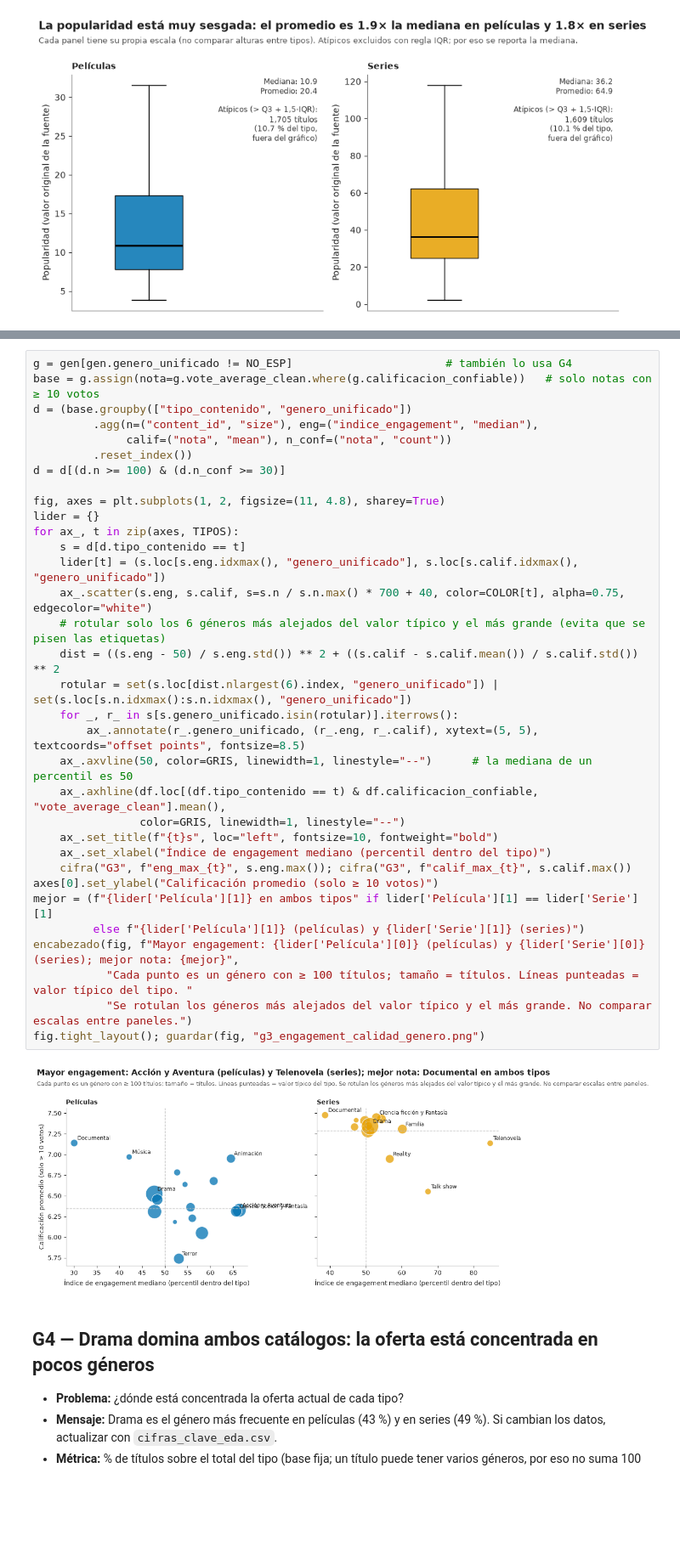
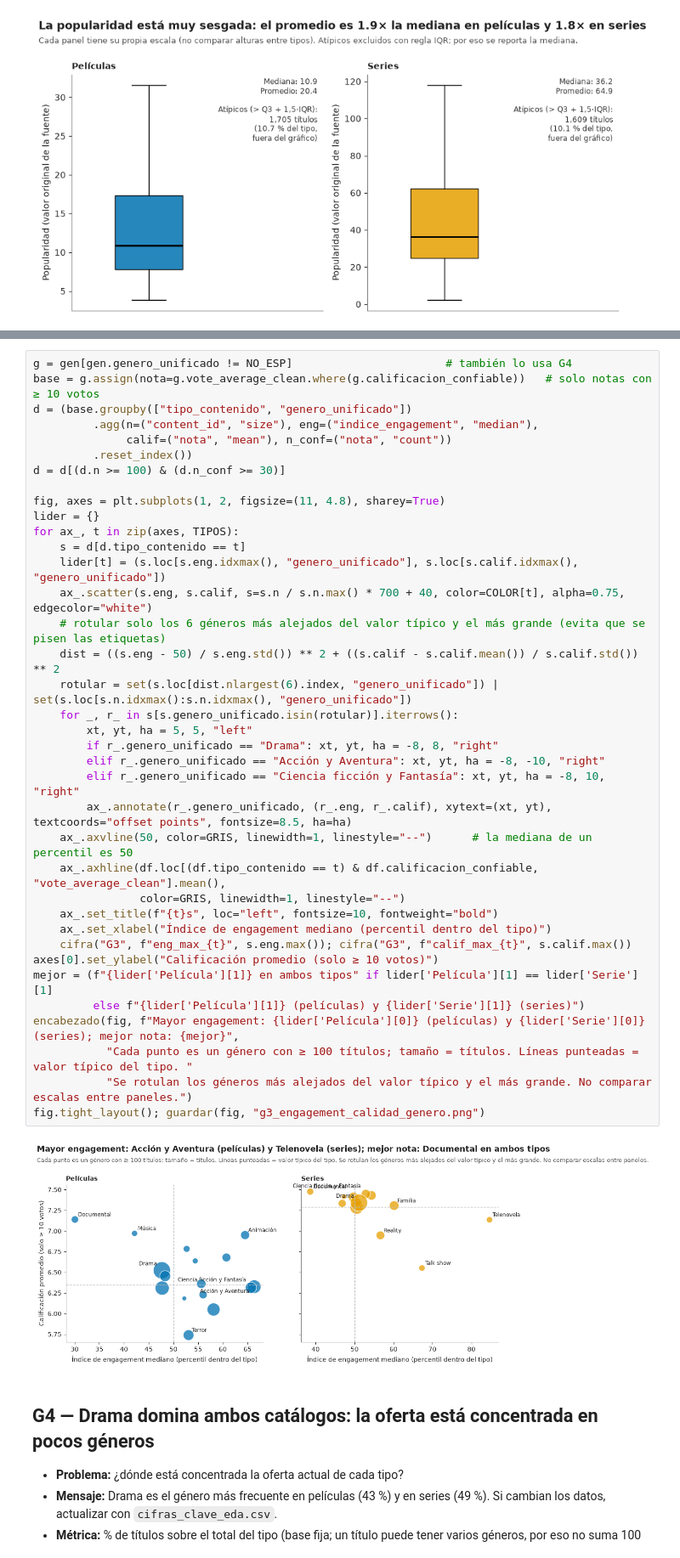
Before and after one commit to carlos31255/EV2_Visualizacion_Datos, a Jupyter notebook: notebooks/02_eda_visualizaciones.ipynb, the cells around one changed output, grey strips where cells are left out. Shown at 85% size. Saved outputs shown, nothing was run; the diff lists cells and outputs as text; blank space fills up the shorter version.

```diff
--- a/notebooks/02_eda_visualizaciones.ipynb
+++ b/notebooks/02_eda_visualizaciones.ipynb
@@ -117,35 +117,39 @@ base = g.assign(nota=g.vote_average_clean.where(g.calificacion_confiable))   # s
 d = (base.groupby(["tipo_contenido", "genero_unificado"])
          .agg(n=("content_id", "size"), eng=("indice_engagement", "median"),
               calif=("nota", "mean"), n_conf=("nota", "count"))
          .reset_index())
 d = d[(d.n >= 100) & (d.n_conf >= 30)]
 
 fig, axes = plt.subplots(1, 2, figsize=(11, 4.8), sharey=True)
 lider = {}
 for ax_, t in zip(axes, TIPOS):
     s = d[d.tipo_contenido == t]
     lider[t] = (s.loc[s.eng.idxmax(), "genero_unificado"], s.loc[s.calif.idxmax(), "genero_unificado"])
     ax_.scatter(s.eng, s.calif, s=s.n / s.n.max() * 700 + 40, color=COLOR[t], alpha=0.75, edgecolor="white")
     # rotular solo los 6 géneros más alejados del valor típico y el más grande (evita que se pisen las etiquetas)
     dist = ((s.eng - 50) / s.eng.std()) ** 2 + ((s.calif - s.calif.mean()) / s.calif.std()) ** 2
     rotular = set(s.loc[dist.nlargest(6).index, "genero_unificado"]) | set(s.loc[s.n.idxmax():s.n.idxmax(), "genero_unificado"])
     for _, r_ in s[s.genero_unificado.isin(rotular)].iterrows():
-        ax_.annotate(r_.genero_unificado, (r_.eng, r_.calif), xytext=(5, 5), textcoords="offset points", fontsize=8.5)
+        xt, yt, ha = 5, 5, "left"
+        if r_.genero_unificado == "Drama": xt, yt, ha = -8, 8, "right"
+        elif r_.genero_unificado == "Acción y Aventura": xt, yt, ha = -8, -10, "right"
+        elif r_.genero_unificado == "Ciencia ficción y Fantasía": xt, yt, ha = -8, 10, "right"
+        ax_.annotate(r_.genero_unificado, (r_.eng, r_.calif), xytext=(xt, yt), textcoords="offset points", fontsize=8.5, ha=ha)
     ax_.axvline(50, color=GRIS, linewidth=1, linestyle="--")      # la mediana de un percentil es 50
     ax_.axhline(df.loc[(df.tipo_contenido == t) & df.calificacion_confiable, "vote_average_clean"].mean(),
                 color=GRIS, linewidth=1, linestyle="--")
     ax_.set_title(f"{t}s", loc="left", fontsize=10, fontweight="bold")
     ax_.set_xlabel("Índice de engagement mediano (percentil dentro del tipo)")
     cifra("G3", f"eng_max_{t}", s.eng.max()); cifra("G3", f"calif_max_{t}", s.calif.max())
 axes[0].set_ylabel("Calificación promedio (solo ≥ 10 votos)")
 mejor = (f"{lider['Película'][1]} en ambos tipos" if lider['Película'][1] == lider['Serie'][1]
          else f"{lider['Película'][1]} (películas) y {lider['Serie'][1]} (series)")
 encabezado(fig, f"Mayor engagement: {lider['Película'][0]} (películas) y {lider['Serie'][0]} (series); mejor nota: {mejor}",
            "Cada punto es un género con ≥ 100 títulos; tamaño = títulos. Líneas punteadas = valor típico del tipo. "
            "Se rotulan los géneros más alejados del valor típico y el más grande. No comparar escalas entre paneles.")
 fig.tight_layout(); guardar(fig, "g3_engagement_calidad_genero.png")
 # %% [output]
-[figure, old version]
+[figure, new version]
 # %% [markdown]
 ## G4 — Drama domina ambos catálogos: la oferta está concentrada en pocos géneros
 - **Problema:** ¿dónde está concentrada la oferta actual de cada tipo?
```
Also changed, not shown: parts of 1 cell of this notebook, 9 other files.
